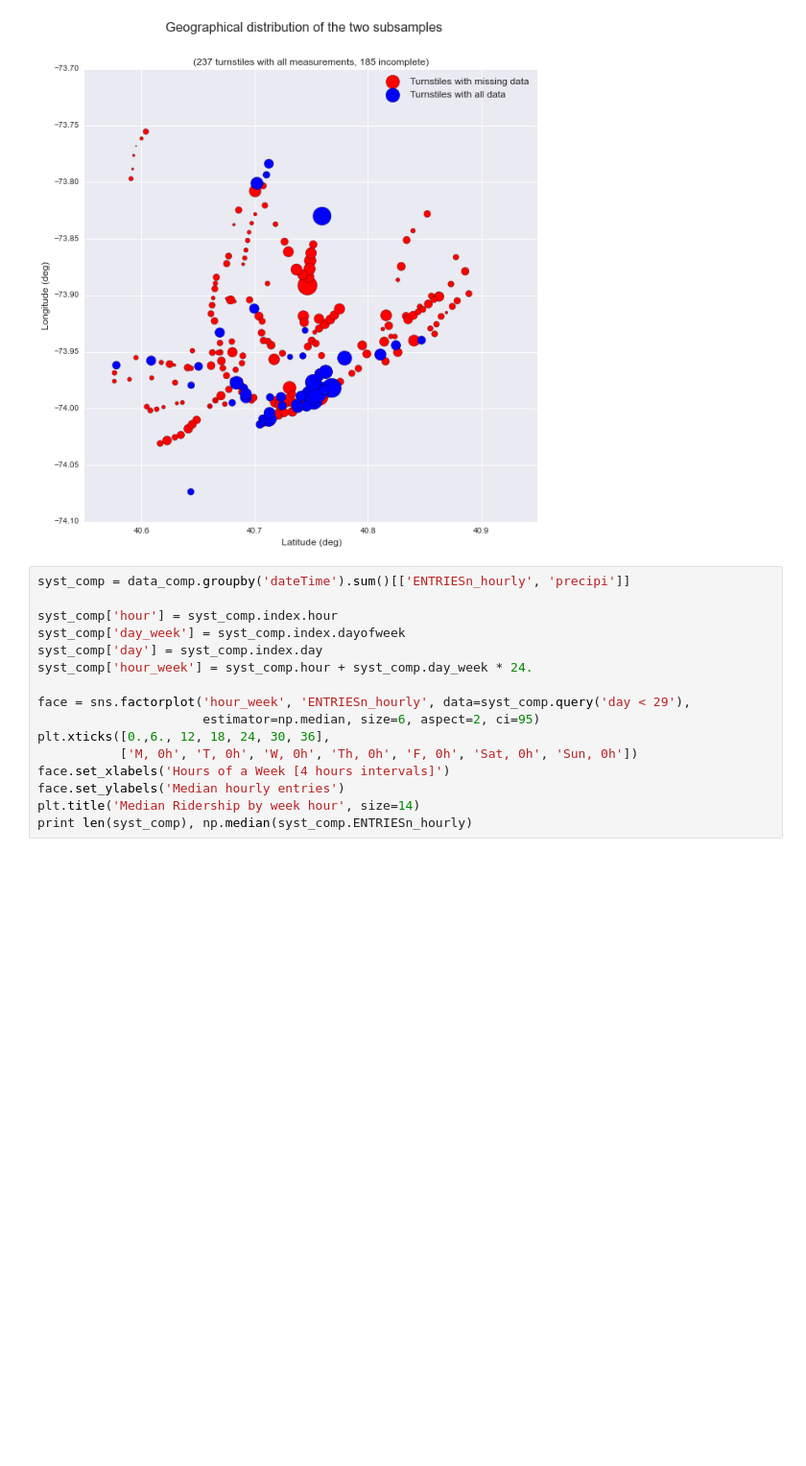
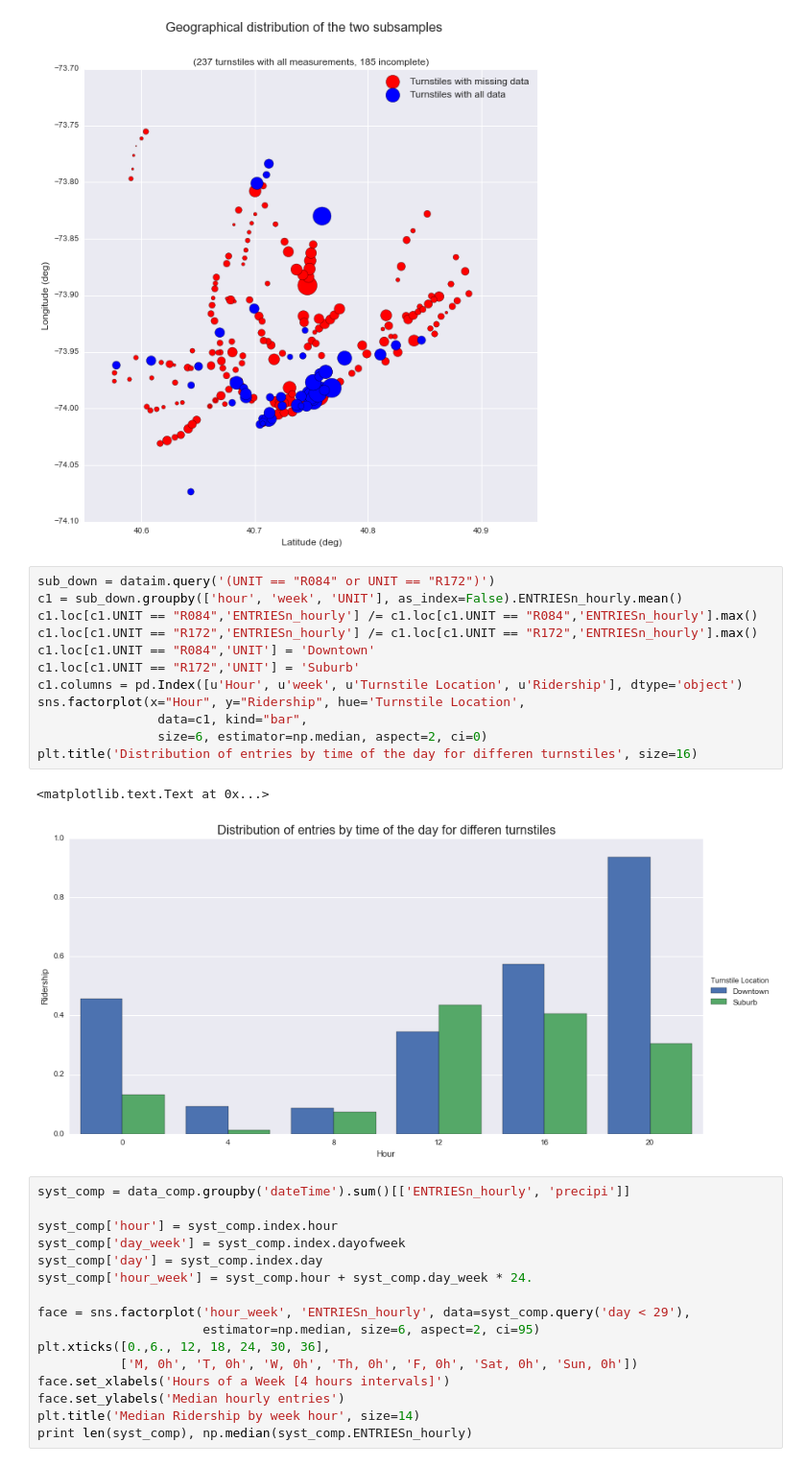
Before and after one commit to gornes/IntroToDS, a Jupyter notebook: Project1.ipynb, the cells around one changed output. Shown at 96% size. Cells and saved outputs as stored; diff of their text form; blank space fills up the shorter version.

```diff
--- a/Project1.ipynb
+++ b/Project1.ipynb
@@ -265,6 +236,21 @@ plt.legend(fontsize=12)
 # %% [output]
 <matplotlib.legend.Legend at 0x...>
 [figure]
+# %%
+sub_down = dataim.query('(UNIT == "R084" or UNIT == "R172")')
+c1 = sub_down.groupby(['hour', 'week', 'UNIT'], as_index=False).ENTRIESn_hourly.mean()
+c1.loc[c1.UNIT == "R084",'ENTRIESn_hourly'] /= c1.loc[c1.UNIT == "R084",'ENTRIESn_hourly'].max()
+c1.loc[c1.UNIT == "R172",'ENTRIESn_hourly'] /= c1.loc[c1.UNIT == "R172",'ENTRIESn_hourly'].max()
+c1.loc[c1.UNIT == "R084",'UNIT'] = 'Downtown'
+c1.loc[c1.UNIT == "R172",'UNIT'] = 'Suburb'
+c1.columns = pd.Index([u'Hour', u'week', u'Turnstile Location', u'Ridership'], dtype='object')
+sns.factorplot(x="Hour", y="Ridership", hue='Turnstile Location',
+                data=c1, kind="bar",
+                size=6, estimator=np.median, aspect=2, ci=0)
+plt.title('Distribution of entries by time of the day for differen turnstiles', size=16)
+# %% [output]
+<matplotlib.text.Text at 0x...>
+[figure, added]
 # %%
 syst_comp = data_comp.groupby('dateTime').sum()[['ENTRIESn_hourly', 'precipi']]
 
```
Also changed, not shown: parts of 24 cells of this notebook, 36 other files.
